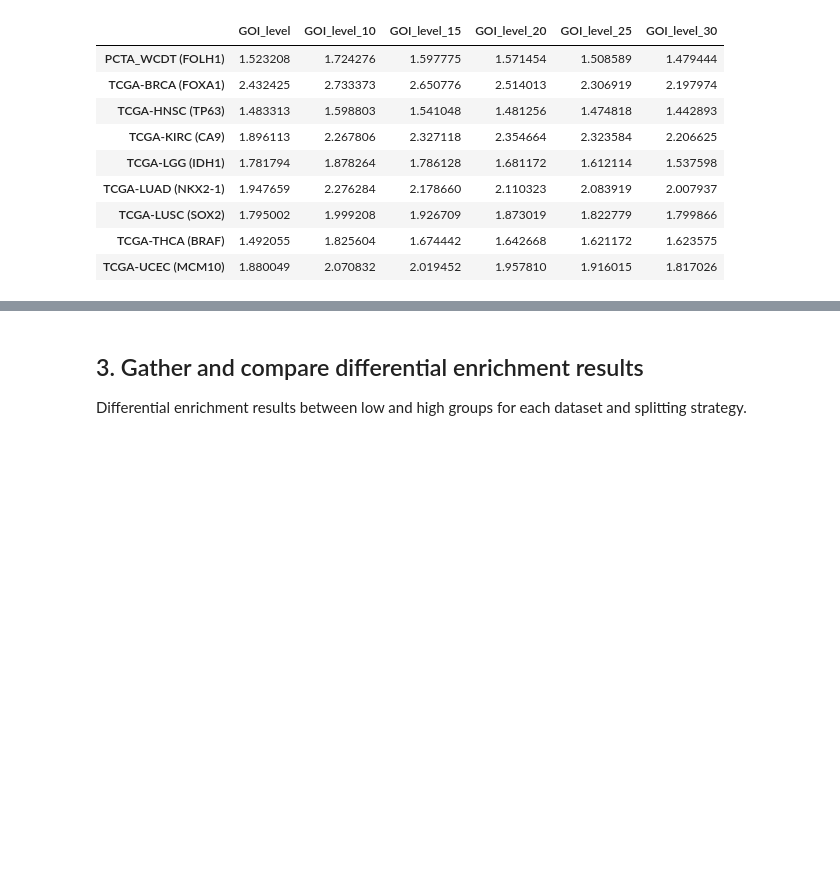
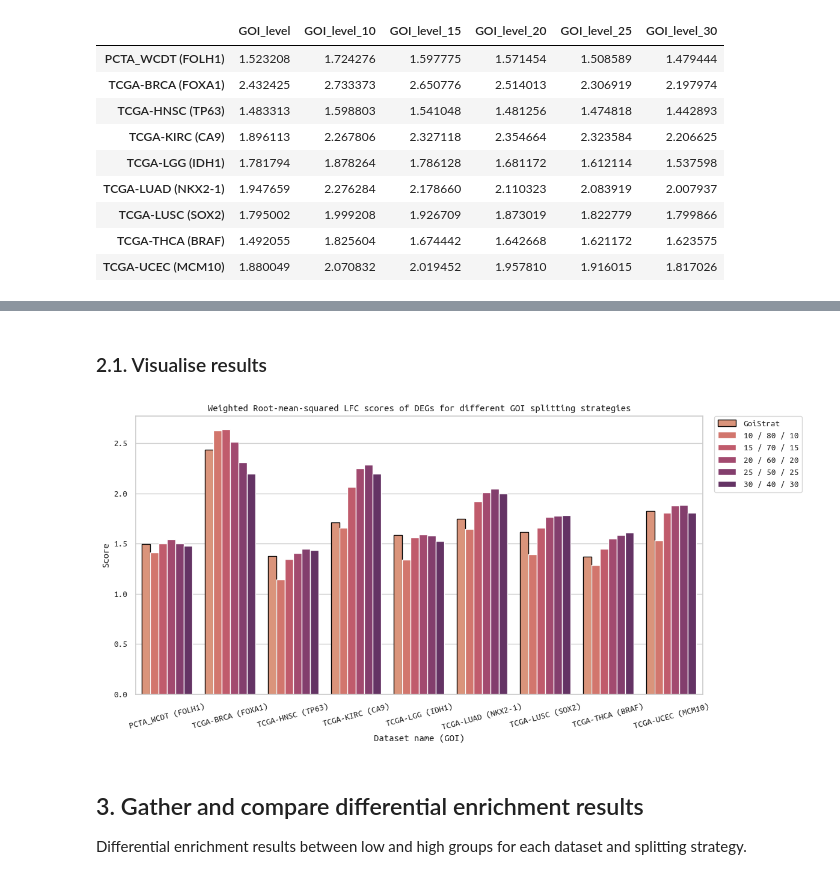
Before and after one commit to CarlosUziel/goi-strat, a Jupyter notebook: notebooks/methods_comparison.ipynb, the cells around one changed output, grey strips where cells are left out. Saved outputs shown, nothing was run; the diff lists cells and outputs as text; code cells hidden in the pictures; blank space fills up the shorter version.

```diff
--- a/notebooks/methods_comparison.ipynb
+++ b/notebooks/methods_comparison.ipynb
@@ -236,5 +300,49 @@ GOI_level_15    5.0
 GOI_level_10    6.0
 dtype: float64
+# %% [markdown]
+### 2.1. Visualise results
+# %%
+# Melt the DataFrame to long format for seaborn
+all_degs_scores_df_weighted_melted = all_degs_scores_df_weighted.reset_index().melt(
+    id_vars="index", var_name="Column", value_name="Score"
+)
+
+all_degs_scores_df_weighted_melted["Column"] = all_degs_scores_df_weighted_melted[
+    "Column"
+].map(RENAME_DICT)
+
+# Create the barplot
+plt.figure(figsize=(12, 6))
+barplot = sns.barplot(
+    data=all_degs_scores_df_weighted_melted,
+    x="index",
+    y="Score",
+    hue="Column",
+    palette=PALETTE_STR,
+)
+
+# Customize the plot
+plt.xticks(rotation=15)
+plt.xlabel("Dataset name (GOI)")
+plt.ylabel("Score")
+plt.title(
+    "Weighted Root-mean-squared LFC scores of DEGs for different GOI splitting strategies"
+)
+
+# Add a black border to the bar corresponding to "GOI_level"
+for patch, level in zip(barplot.patches, all_degs_scores_df_weighted_melted["Column"]):
+    if level == "GoiStrat":
+        patch.set_edgecolor("black")
+        patch.set_linewidth(1)
+
+# Move the legend outside of the figure
+plt.legend(bbox_to_anchor=(1.02, 1), loc="upper left", borderaxespad=0.0)
+
+# Show the plot
+plt.tight_layout()
+plt.show()
+# %% [output]
+[figure, added]
 # %% [markdown]
 ## 3. Gather and compare differential enrichment results
 
```
Also changed, not shown: parts of 20 cells of this notebook, 5 other files.
